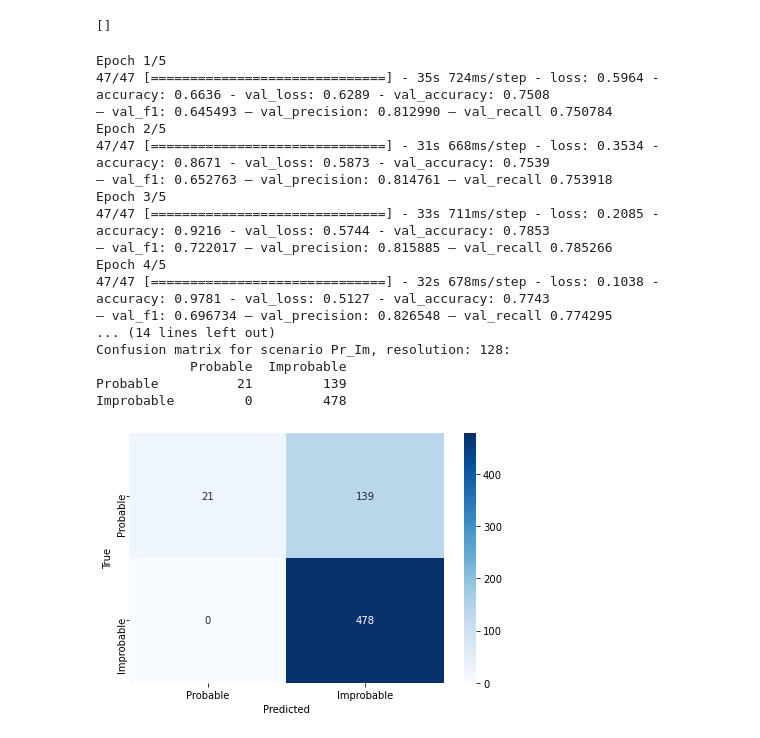
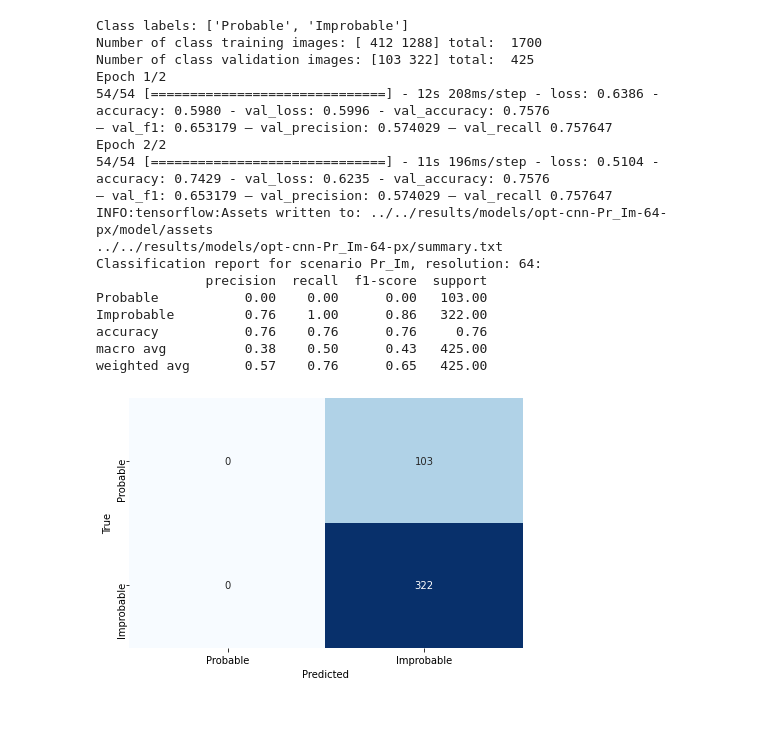
Before and after one commit to narslab/vis-inference, a Jupyter notebook: bin/jupyter/cnn-performance.ipynb, the cells around one changed output. Drawn from its saved outputs; the diff is of its cells as text; code cells hidden in the pictures.

```diff
--- a/bin/jupyter/cnn-performance.ipynb
+++ b/bin/jupyter/cnn-performance.ipynb
@@ -47,32 +44,36 @@ SCENARIO_PERFORMANCE_METRICS_DIR = '../../results/models/'
 # %%
 image_sets = createResolutionScenarioImageDict(RESOLUTION_LIST, SCENARIO_LIST)
 # %%
+
+# class ReturnBestEarlyStopping(EarlyStopping):
+#     def __init__(self, **kwargs):
+#         super(ReturnBestEarlyStopping, self).__init__(**kwargs)
+
+#     def on_train_end(self, logs=None):
+#         if self.stopped_epoch > 0:
+#             if self.verbose > 0:
+#                 print(f'\nEpoch {self.stopped_epoch + 1}: early stopping')
+#         elif self.restore_best_weights:
+#             if self.verbose > 0:
+#                 print('Restoring model weights from the end of the best epoch.')
+#             self.model.set_weights(self.best_weights
+
 # https://github.com/keisen/tf-keras-vis/blob/master/examples/attentions.ipynb
-
 # Metrics2 modified from https://stackoverflow.com/a/61856587/3023033
-class Metrics2(Callback):
+class Metrics(Callback):
     def __init__(self, val_data):#, batch_size = 64):
         super().__init__()
         self.validation_data = val_data
-        #self.batch_size = batch_size
 
     def on_train_begin(self, logs={}):
-        #print(self.validation_data)
         self.val_f1s = []
         self.val_recalls = []
         self.val_precisions = []
 
     def on_epoch_end(self, epoch, logs={}):
-        #batches = len(self.validation_data)
-        #total = batches * self.batch_size
-
-        #val_pred = np.zeros((total,1))
-        #val_true = np.zeros((total))
-
         xVal, yVal = self.validation_data
         val_pred = np.argmax(np.asarray(self.model.predict(xVal)), axis=1)
         val_true = np.argmax(yVal, axis=1)
-        #val_pred = np.squeeze(val_pred)
         _val_f1 = f1_score(val_true, val_pred, average='weighted', zero_division = 0)
         _val_precision = precision_score(val_true, val_pred, average='weighted', zero_division = 0)
         _val_recall = recall_score(val_true, val_pred, average='weighted', zero_division = 0)
@@ -102,6 +96 @@ array([   0,   23, 1997])
-# %%
-[i for i, j in enumerate(valab) if np.argmax(j) == 0]
-#image_sets[64]["Pr_Po_Im"][0]
-# %% [output]
-[]
 # %%
@@ -171,23 +179,25 @@ def trainModelWithDetailedMetrics(image_size, scenario, num_epochs = 10, trial_s
     return(model, hist) #performance_dict)
-# %%
-m, h = trainModelWithDetailedMetrics(128, "Pr_Im", num_epochs = 5)
-# %% [output]
-Epoch 1/5
-47/47 [==============================] - 35s 724ms/step - loss: 0.5964 - accuracy: 0.6636 - val_loss: 0.6289 - val_accuracy: 0.7508
-— val_f1: 0.645493 — val_precision: 0.812990 — val_recall 0.750784
-Epoch 2/5
-47/47 [==============================] - 31s 668ms/step - loss: 0.3534 - accuracy: 0.8671 - val_loss: 0.5873 - val_accuracy: 0.7539
-— val_f1: 0.652763 — val_precision: 0.814761 — val_recall 0.753918
-Epoch 3/5
-47/47 [==============================] - 33s 711ms/step - loss: 0.2085 - accuracy: 0.9216 - val_loss: 0.5744 - val_accuracy: 0.7853
-— val_f1: 0.722017 — val_precision: 0.815885 — val_recall 0.785266
-Epoch 4/5
-47/47 [==============================] - 32s 678ms/step - loss: 0.1038 - accuracy: 0.9781 - val_loss: 0.5127 - val_accuracy: 0.7743
-— val_f1: 0.696734 — val_precision: 0.826548 — val_recall 0.774295
-... (14 lines left out)
-Confusion matrix for scenario Pr_Im, resolution: 128:
-            Probable  Improbable
-Probable          21         139
-Improbable         0         478
-[figure, removed]
+# %%
+#m, h = trainModelWithDetailedMetrics(64, "Pr_Im", num_epochs = 15)
+m,h = trainModelWithDetailedMetrics(64, "Pr_Im", num_epochs = 2)
+# %% [output]
+Class labels: ['Probable', 'Improbable']
+Number of class training images: [ 412 1288] total:  1700
+Number of class validation images: [103 322] total:  425
+Epoch 1/2
+54/54 [==============================] - 12s 208ms/step - loss: 0.6386 - accuracy: 0.5980 - val_loss: 0.5996 - val_accuracy: 0.7576
+— val_f1: 0.653179 — val_precision: 0.574029 — val_recall 0.757647
+Epoch 2/2
+54/54 [==============================] - 11s 196ms/step - loss: 0.5104 - accuracy: 0.7429 - val_loss: 0.6235 - val_accuracy: 0.7576
+— val_f1: 0.653179 — val_precision: 0.574029 — val_recall 0.757647
+INFO:tensorflow:Assets written to: ../../results/models/opt-cnn-Pr_Im-64-px/model/assets
+../../results/models/opt-cnn-Pr_Im-64-px/summary.txt
+Classification report for scenario Pr_Im, resolution: 64:
+              precision  recall  f1-score  support
+Probable           0.00    0.00      0.00   103.00
+Improbable         0.76    1.00      0.86   322.00
+accuracy           0.76    0.76      0.76     0.76
+macro avg          0.38    0.50      0.43   425.00
+weighted avg       0.57    0.76      0.65   425.00
+[figure, added]
 # %%
```
Also changed, not shown: parts of 14 cells of this notebook, 37 other files.
